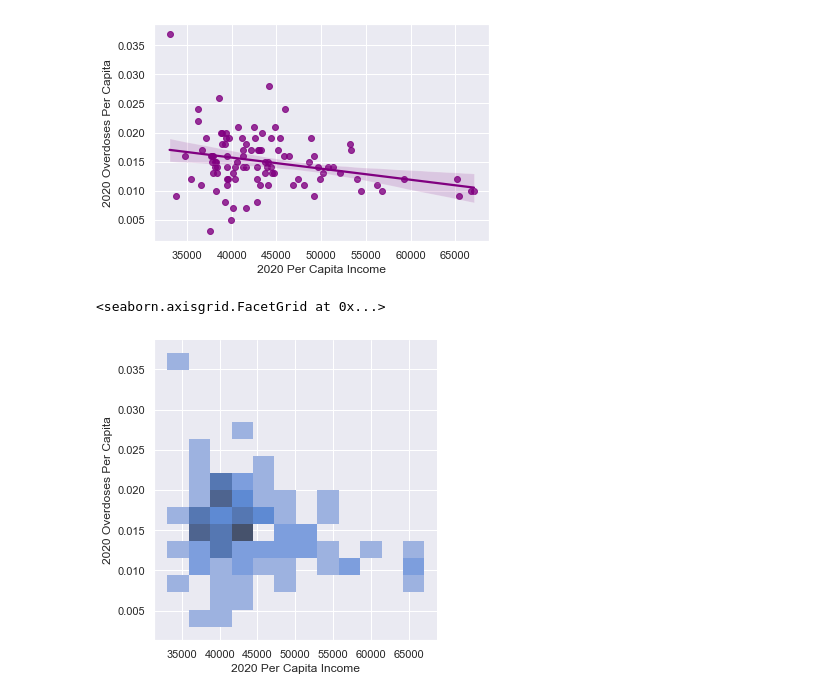
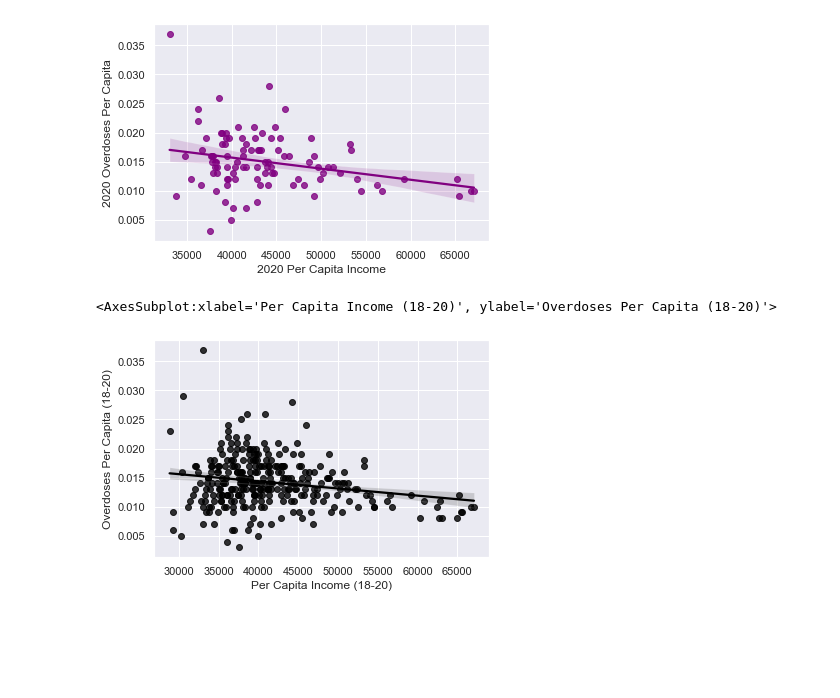
Before and after one commit to ecruz99/income-vs-od-NC, a Jupyter notebook: Project.ipynb, the cells around one changed output. Drawn from its saved outputs; the diff is of its cells as text; code cells hidden in the pictures; blank space fills up the shorter version.

Commit message:
Added a graph with all data points stylized in two ways

```diff
--- a/Project.ipynb
+++ b/Project.ipynb
@@ -168,9 +169,23 @@ sns.regplot(x='2020 Per Capita Income', y="2020 Overdoses Per Capita", data=fina
 # %% [output]
 <AxesSubplot:xlabel='2020 Per Capita Income', ylabel='2020 Overdoses Per Capita'>
 [figure]
-# %%
-#potentially cut dataframe into 4 income status and make different graphs based on that...
-sns.displot(x='2020 Per Capita Income', y='2020 Overdoses Per Capita', data=finalData)
-# %% [output]
-<seaborn.axisgrid.FacetGrid at 0x...>
-[figure, removed]
+# %%
+df_18 = finalData[['2018 Overdoses Per Capita', '2018 Per Capita Income']].copy()
+df_19 = finalData[['2019 Overdoses Per Capita', '2019 Per Capita Income']].copy()
+df_20 = finalData[['2020 Overdoses Per Capita', '2020 Per Capita Income']].copy()
+
+df_18.rename(columns = {'2018 Overdoses Per Capita':'Overdoses Per Capita (18-20)',
+                                                '2018 Per Capita Income':'Per Capita Income (18-20)'}, inplace = True)
+
+df_19.rename(columns = {'2019 Overdoses Per Capita':'Overdoses Per Capita (18-20)',
+                                                '2019 Per Capita Income':'Per Capita Income (18-20)'}, inplace = True)
+
+df_20.rename(columns = {'2020 Overdoses Per Capita':'Overdoses Per Capita (18-20)',
+                                                '2020 Per Capita Income':'Per Capita Income (18-20)'}, inplace = True)
+
+allpoints = pd.concat([df_18, df_19, df_20], axis=0, ignore_index=True)
+
+sns.regplot(x='Per Capita Income (18-20)', y="Overdoses Per Capita (18-20)", data=allpoints, color ='black')
+# %% [output]
+<AxesSubplot:xlabel='Per Capita Income (18-20)', ylabel='Overdoses Per Capita (18-20)'>
+[figure, added]
```
Also changed, not shown: parts of 2 cells of this notebook.
